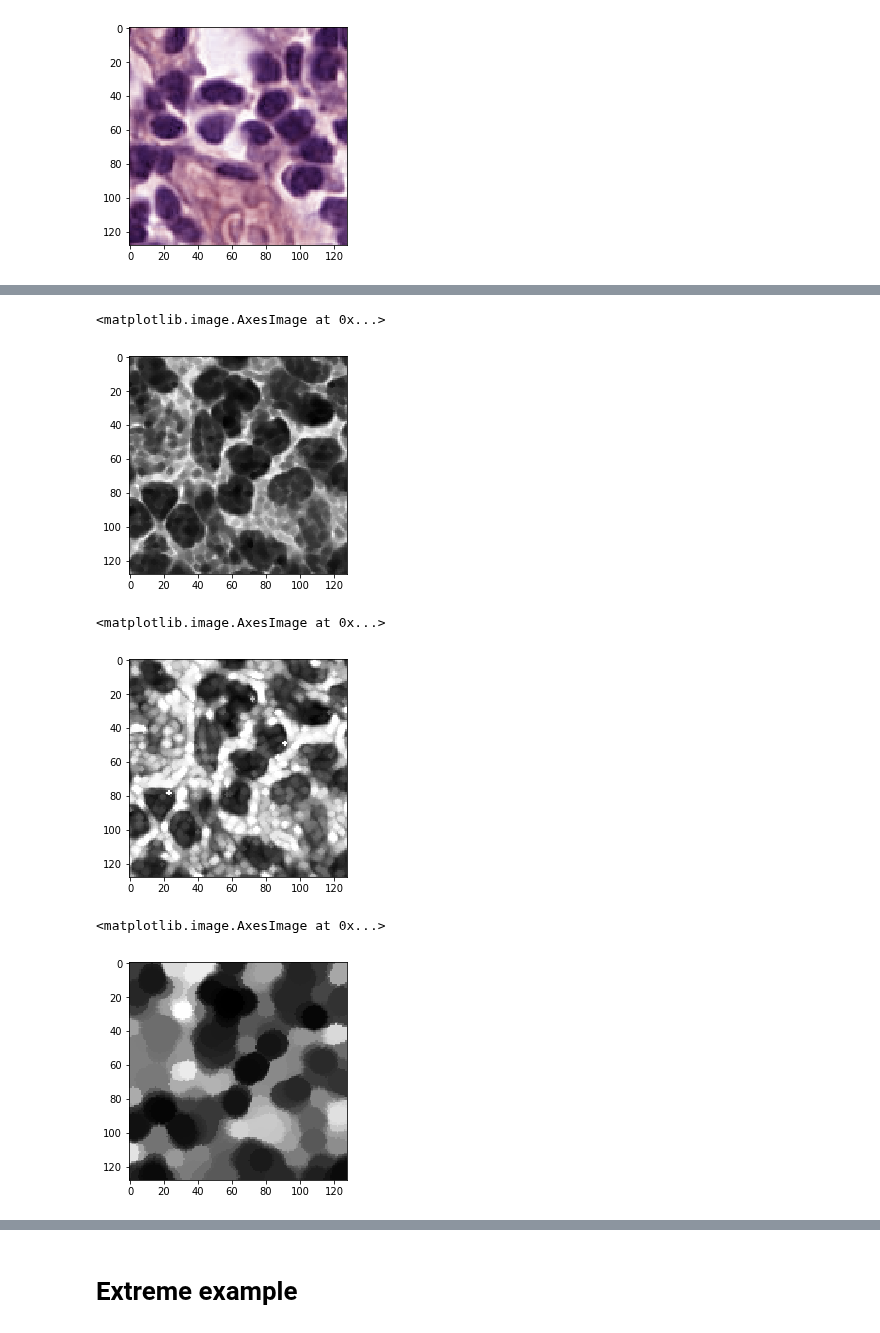
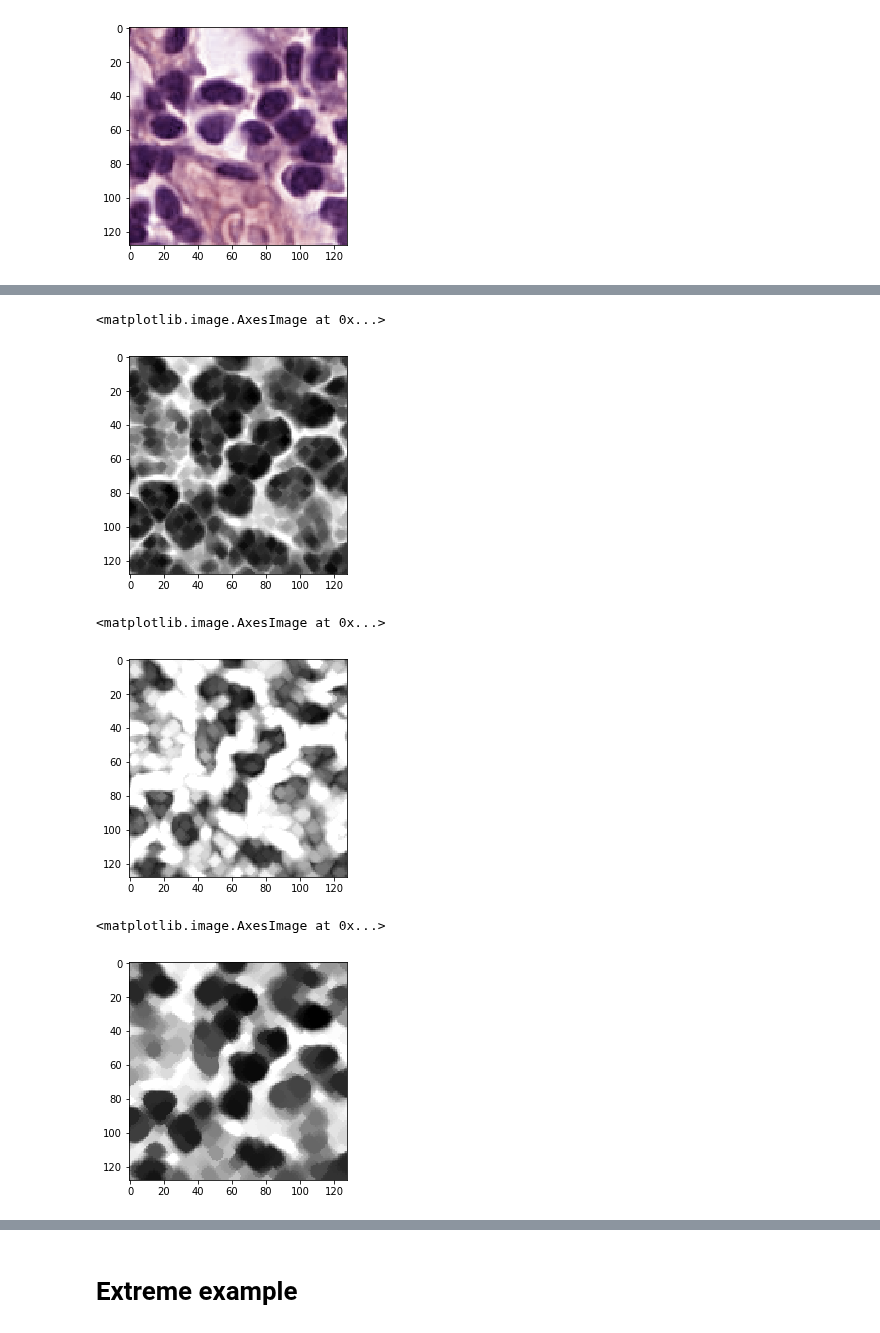
Before and after one commit to saketkc/pyvirchow, a Jupyter notebook: notebooks/04.Normalization-demo.ipynb, the cells around one changed output, grey strips where cells are left out. Drawn from its saved outputs; the diff is of its cells as text; code cells hidden in the pictures.

```diff
--- a/notebooks/04.Normalization-demo.ipynb
+++ b/notebooks/04.Normalization-demo.ipynb
@@ -146,0 +135,5 @@ macenko_fit.target_stain_matrix.shape
+# %%
+H_channel_v = vahadane_fit.get_hematoxylin_channel(tumor_rgb)
+E_channel_v = vahadane_fit.get_eosin_channel(tumor_rgb)
+
+plt.imshow(H_channel_v/255)
@@ -205,18 +173,18 @@ fig, ax = try_all_threshold(rgb2gray(E_channel), figsize=(10, 8), verbose=False)
 # %%
-eroded = imerode(rgb2gray(H_channel), 1)
+eroded = imerode(rgb2gray(H_channel_v), 2)
 plt.imshow(eroded, cmap='gray')
 # %% [output]
 <matplotlib.image.AxesImage at 0x...>
-[figure, old version]
+[figure, new version]
 # %%
-dilated = imdilate(rgb2gray(H_channel), 1)
+dilated = imdilate(rgb2gray(H_channel_v), 2)
 plt.imshow(dilated, cmap='gray')
 # %% [output]
 <matplotlib.image.AxesImage at 0x...>
-[figure, old version]
+[figure, new version]
 # %%
-oc = open_close(rgb2gray(H_channel), 5, 7)
+oc = open_close(rgb2gray(H_channel_v), 2, 4)
 plt.imshow(oc, cmap='gray')
 # %% [output]
 <matplotlib.image.AxesImage at 0x...>
-[figure, old version]
+[figure, new version]
```
Also changed, not shown: parts of 33 cells of this notebook, 4 other files.
